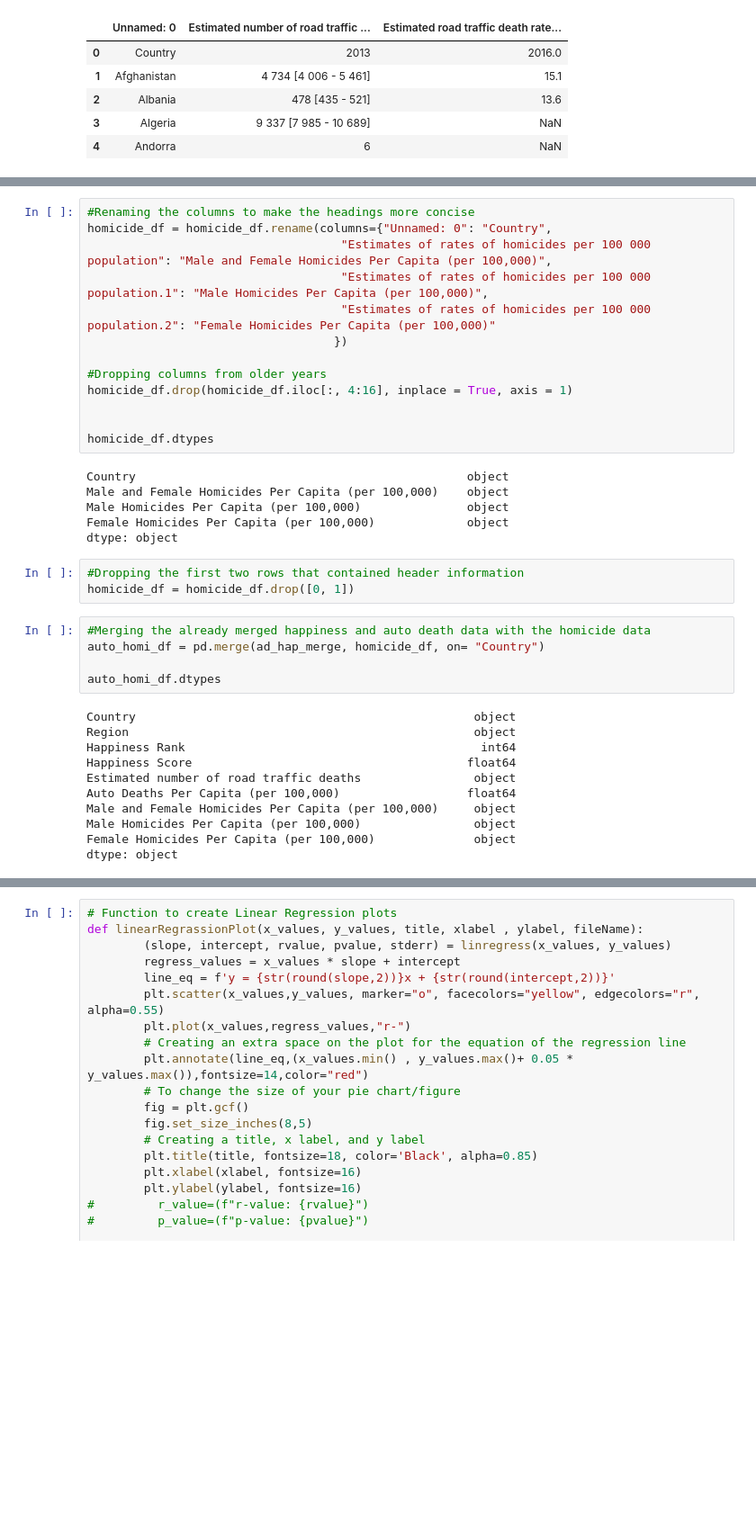
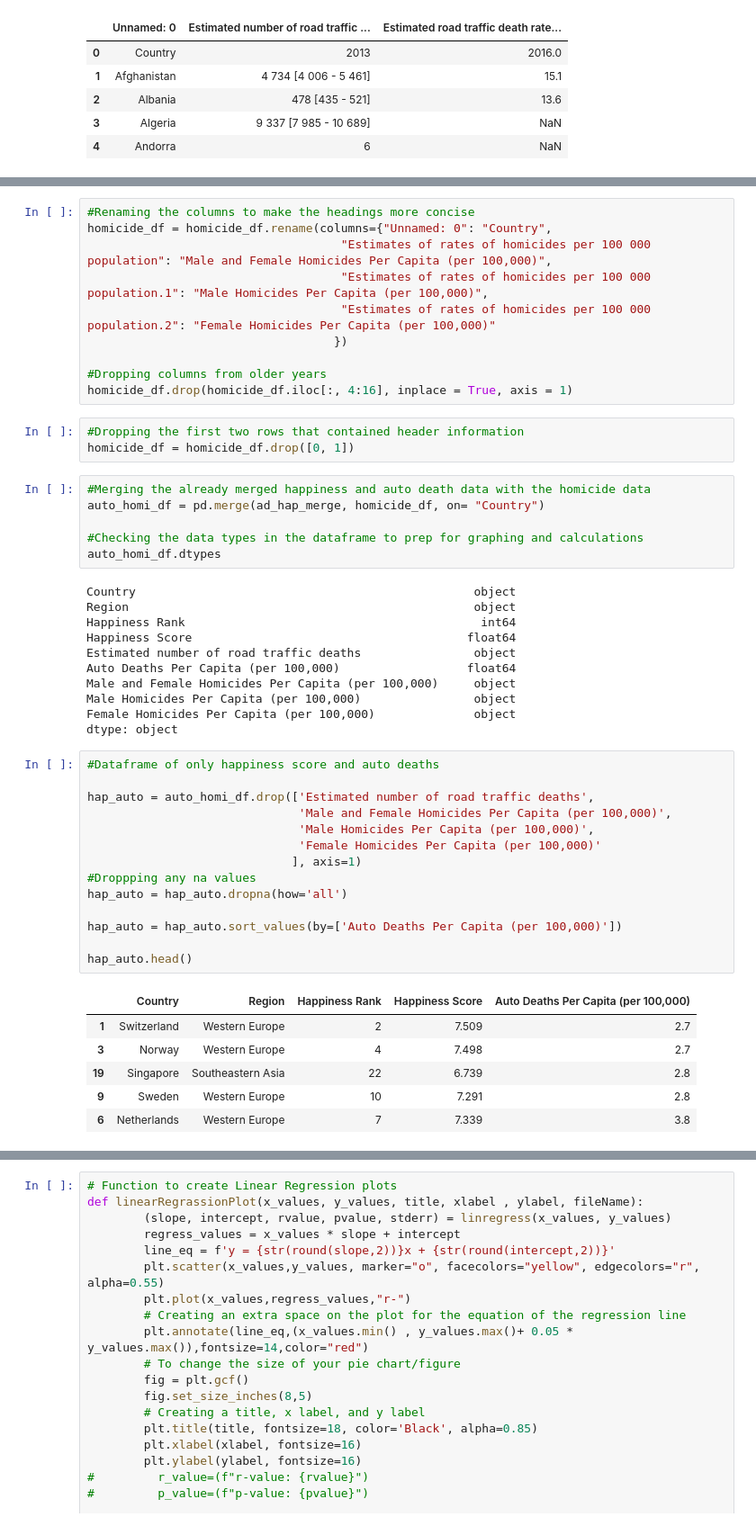
Before and after one commit to diana-e-guthrie/project_1b, a Jupyter notebook: Happiness vs Auto Deaths_Homicides.ipynb, the cells around one changed output, grey strips where cells are left out. Shown at 90% size. Drawn from its saved outputs; the diff is of its cells as text; blank space fills up the shorter version.

```diff
--- a/Happiness vs Auto Deaths_Homicides.ipynb
+++ b/Happiness vs Auto Deaths_Homicides.ipynb
@@ -84,15 +85,6 @@ homicide_df = homicide_df.rename(columns={"Unnamed: 0": "Country",
 
 #Dropping columns from older years
 homicide_df.drop(homicide_df.iloc[:, 4:16], inplace = True, axis = 1)
-
-
-homicide_df.dtypes
-# %% [output]
-Country                                               object
-Male and Female Homicides Per Capita (per 100,000)    object
-Male Homicides Per Capita (per 100,000)               object
-Female Homicides Per Capita (per 100,000)             object
-dtype: object
 # %%
 #Dropping the first two rows that contained header information
 homicide_df = homicide_df.drop([0, 1])
@@ -100,6 +92,7 @@ homicide_df = homicide_df.drop([0, 1])
 #Merging the already merged happiness and auto death data with the homicide data
 auto_homi_df = pd.merge(ad_hap_merge, homicide_df, on= "Country")
 
+#Checking the data types in the dataframe to prep for graphing and calculations
 auto_homi_df.dtypes
 # %% [output]
 Country                                                object
@@ -112,3 +105,24 @@ Male and Female Homicides Per Capita (per 100,000)     object
 Male Homicides Per Capita (per 100,000)                object
 Female Homicides Per Capita (per 100,000)              object
 dtype: object
+# %%
+#Dataframe of only happiness score and auto deaths
+
+hap_auto = auto_homi_df.drop(['Estimated number of road traffic deaths',
+                              'Male and Female Homicides Per Capita (per 100,000)',
+                              'Male Homicides Per Capita (per 100,000)',
+                              'Female Homicides Per Capita (per 100,000)'
+                             ], axis=1)
+#Droppping any na values
+hap_auto = hap_auto.dropna(how='all')
+
+hap_auto = hap_auto.sort_values(by=['Auto Deaths Per Capita (per 100,000)'])
+
+hap_auto.head()
+# %% [output]
+|  | Country | Region | Happiness Rank | Happiness Score | Auto Deaths Per Capita (per 100,000) |
+| 1 | Switzerland | Western Europe | 2 | 7.509 | 2.7 |
+| 3 | Norway | Western Europe | 4 | 7.498 | 2.7 |
+| 19 | Singapore | Southeastern Asia | 22 | 6.739 | 2.8 |
+| 9 | Sweden | Western Europe | 10 | 7.291 | 2.8 |
+| 6 | Netherlands | Western Europe | 7 | 7.339 | 3.8 |
```
Also changed, not shown: parts of 16 cells of this notebook.
